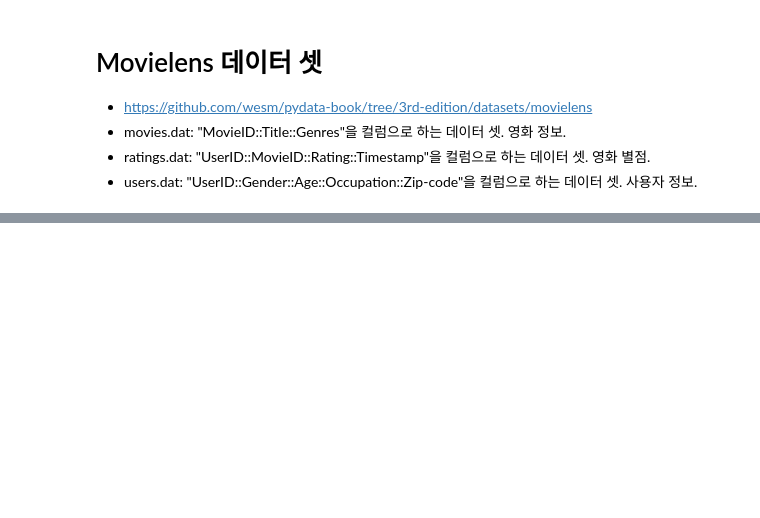
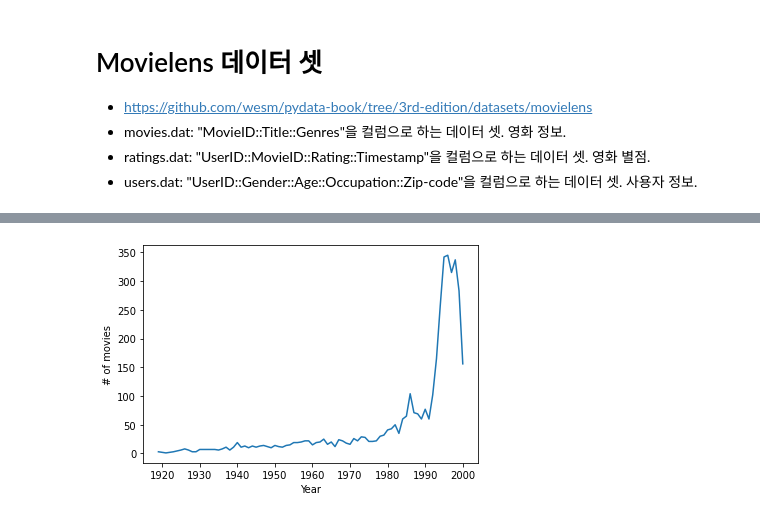
Before and after one commit to JakeOh/202208_itw_java134_lab_python, a Jupyter notebook: py25_movielens.ipynb, the cells around one changed output, grey strips where cells are left out. Drawn from its saved outputs; the diff is of its cells as text; code cells hidden in the pictures; blank space fills up the shorter version.

```diff
--- a/py25_movielens.ipynb
+++ b/py25_movielens.ipynb
@@ -16,0 +220,7 @@ import seaborn as sns
+# %%
+sns.lineplot(x=year_counts.index, y=year_counts.values)
+plt.xlabel('Year')
+plt.ylabel('# of movies')
+plt.show()
+# %% [output]
+[figure, added]
```
Also changed, not shown: parts of 32 cells of this notebook.
